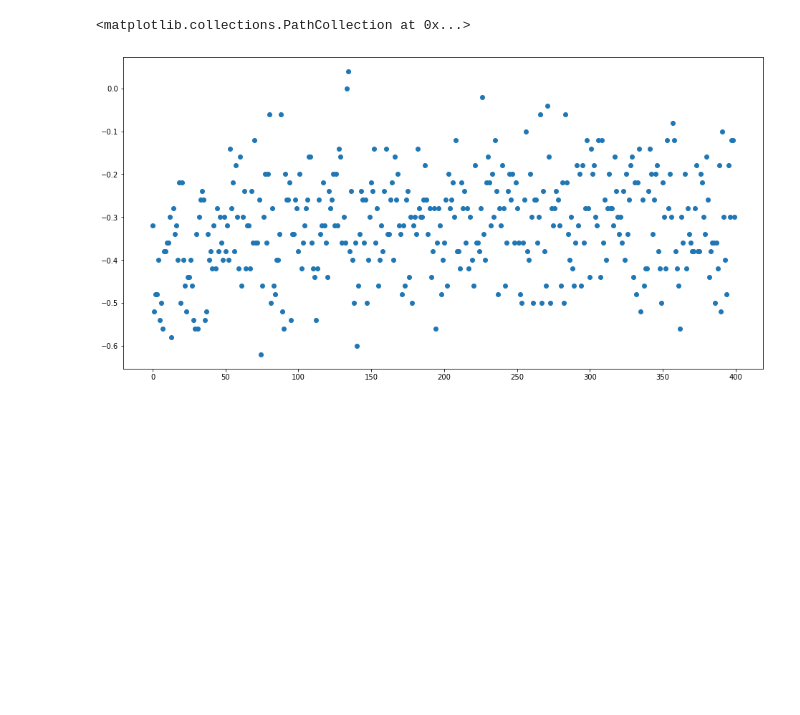
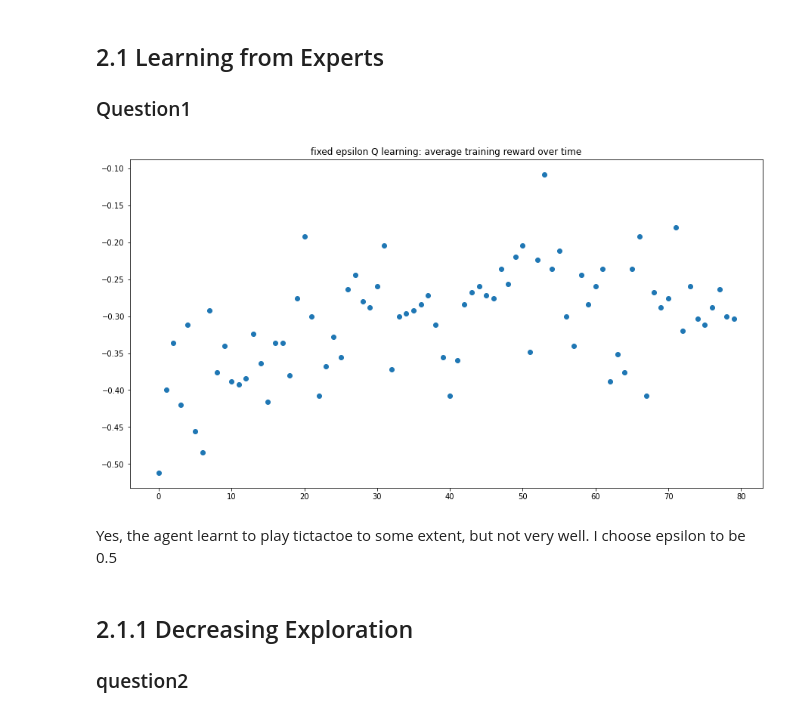
Before and after one commit to wiggleman/CS-456-project, a Jupyter notebook: mini_project.ipynb, the cells around one changed output. Drawn from its saved outputs; the diff is of its cells as text; code cells hidden in the pictures; blank space fills up the shorter version.

Commit message:
finished up to question 9

```diff
--- a/mini_project.ipynb
+++ b/mini_project.ipynb
@@ -117,0 +214,36 @@ for i in tqdm(range(20000)):
+# %% [markdown]
+## 2.1 Learning from Experts
+### Question1
+# %%
+# compatible input: QPlayer, DecreasingQPlayer, SelfQPlayer
+def measure(player_pi,opt = True):
+    env = TictactoeEnv()
+    if opt:
+        player_opt = OptimalPlayer(epsilon=0.)
+    else:
+        player_opt = OptimalPlayer(epsilon = 1.)
+    num_lose = 0
+    num_win = 0
+    for i in range(500):
+        #each game
+        random.seed(i)
+        env.reset()
+        grid, _, __ = env.observe()
+        if (i<250):
+            player_opt.set_player('O')
+            player_pi.set_player('X')
+        else:
+            player_opt.set_player('X')
+            player_pi.set_player('O')
+        for j in range(9):
+            #each move
+            if env.current_player == player_opt.player:
+                move = player_opt.act(grid)
+            else:
+                move = player_pi.test_act(grid)
+            grid, end, winner = env.step(move, print_grid=False)
+            if end:
+                if winner == player_pi.player: num_win += 1
+                if winner == player_opt.player: num_lose += 1
+                break
+    return (num_win - num_lose)/500
@@ -118,6 +298,14 @@ for i in tqdm(range(20000)):
+# %%
+player_q = QPlayer(epsilon= 0.5)
+average_rewards = train(0.5,player_q)
 # %%
-fig,ax = plt.subplots(figsize = (16,8))
+fig,ax = plt.subplots(figsize = (15,8))
 ax.scatter(range(len(average_rewards)),average_rewards)
+ax.set_title("fixed epsilon Q learning: average training reward over time");
 # %% [output]
-<matplotlib.collections.PathCollection at 0x...>
-[figure, old version]
+[figure, new version]
+# %% [markdown]
+Yes, the agent learnt to play tictactoe to some extent, but not very well. I choose epsilon to be 0.5
+# %% [markdown]
+## 2.1.1 Decreasing Exploration
+### question2
```
Also changed, not shown: parts of 30 cells of this notebook.
